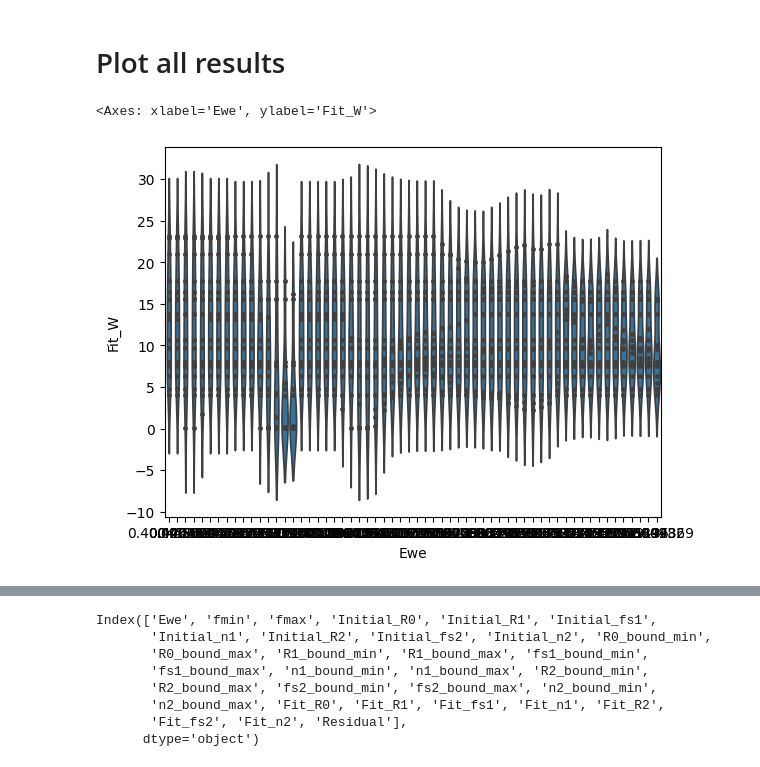
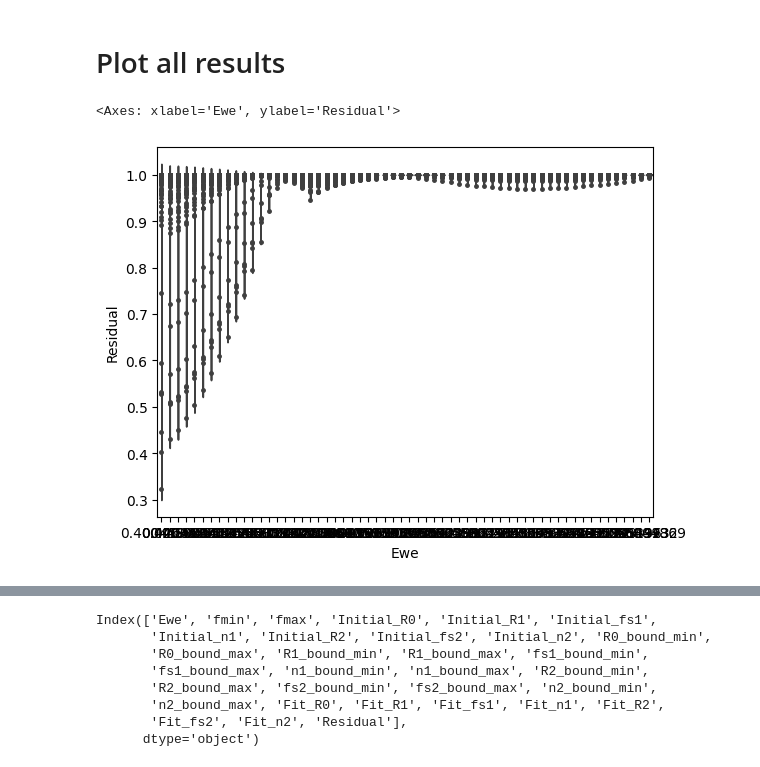
Before and after one commit to raulgarciadiez/EIS_HIROF, a Jupyter notebook: plot_database.ipynb, the cells around one changed output, grey strips where cells are left out. Cells and saved outputs as stored; diff of their text form; code cells hidden in the pictures.

```diff
--- a/plot_database.ipynb
+++ b/plot_database.ipynb
@@ -3,21 +3,21 @@
 # %%
 import pandas as pd
 import matplotlib.pyplot as plt
 import seaborn as sns
 
 filename = "100 cycles imped_RRCRCCPEModel_fit_log.csv"
 filename = "100 cycles imped_RRCRCPoreWarburgModel_fit_log.csv"
 df = pd.read_csv(filename)
 
 param1 = "Ewe"
-param2='Fit_W'
+param2='Residual'
 
 sns.violinplot(x=param1, y=param2, data=df, inner="point")
 
 #grouped = df.groupby('Ewe').agg(
 #        mean_param=pd.NamedAgg(column=param, aggfunc='mean'),
 #        std_param=pd.NamedAgg(column=param, aggfunc='std')
 #    ).reset_index()
 # %% [output]
-<Axes: xlabel='Ewe', ylabel='Fit_W'>
+<Axes: xlabel='Ewe', ylabel='Residual'>
-[figure, old version]
+[figure, new version]
```
Also changed, not shown: parts of 1 cell of this notebook, 2 other files.
